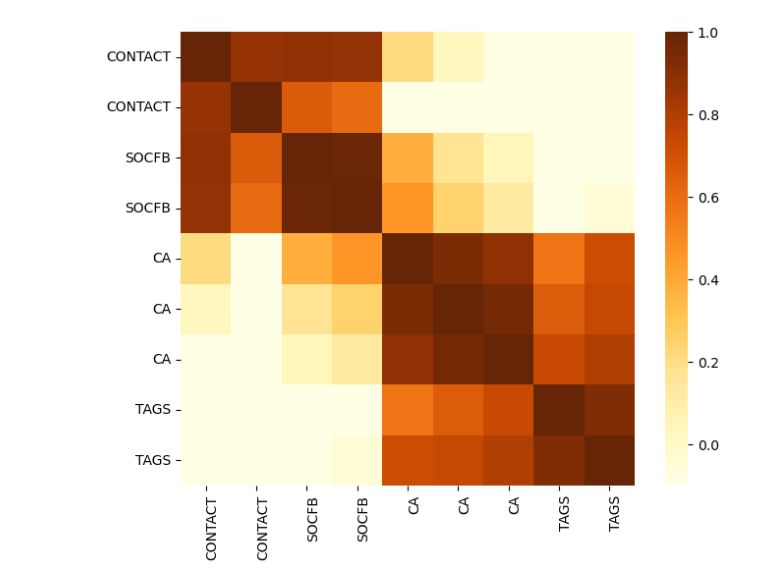
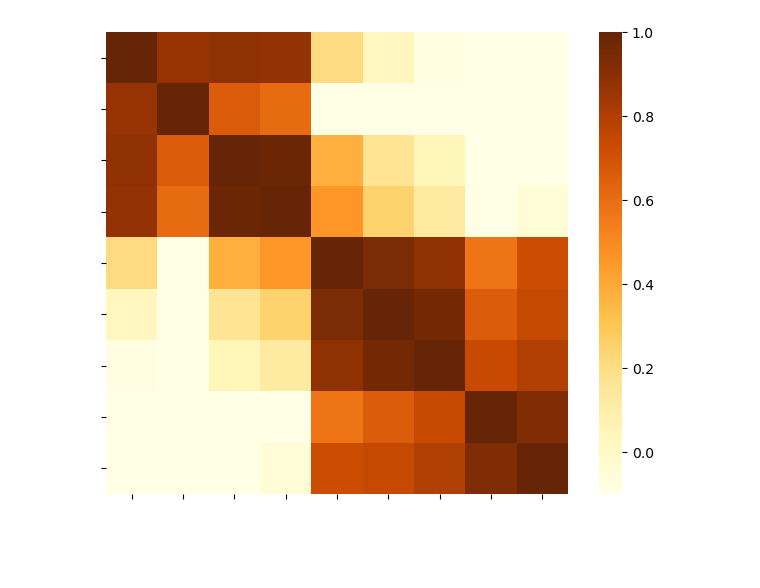
Before and after one commit to thisis05/graphlet_extension, a Jupyter notebook: profile.ipynb, the cells around one changed output. Cells and saved outputs as stored; diff of their text form; code cells hidden in the pictures; blank space fills up the shorter version.

```diff
--- a/profile.ipynb
+++ b/profile.ipynb
@@ -110,20 +117,22 @@ correlation_matrix
 # %%
 import seaborn as sns
 
 labels = ['CONTACT', 'CONTACT', 'SOCFB', 'SOCFB', 'CA', 'CA', 'CA', 'TAGS', 'TAGS']
 plt.figure(figsize=(8, 6))
 sns.heatmap(correlation_matrix, annot=False, fmt=".2f", cmap='YlOrBr', cbar=True, square=True, vmin=-0.1, vmax=1)
 # plt.title('Correlation Coefficient Matrix')
 # plt.xlabel('Datasets')
 # plt.ylabel('Datasets')
 # Add custom colored labels
 ax = plt.gca()
-ax.set_xticks(np.arange(len(labels)) + 0.5)
-ax.set_yticks(np.arange(len(labels)) + 0.5)
-ax.set_xticklabels(labels, rotation=90, ha='right', rotation_mode='anchor')
-ax.set_yticklabels(labels, rotation=0)
+#ax.set_xticks(np.arange(len(labels)) + 0.5)
+#ax.set_yticks(np.arange(len(labels)) + 0.5)
+#ax.set_xticklabels(labels, rotation=90, ha='right', rotation_mode='anchor')
+#ax.set_yticklabels(labels, rotation=0)
+ax.set_xticklabels([''] * len(labels))
+ax.set_yticklabels([''] * len(labels))
 plt.show()
 
 #0.78 vs 0.70 #contact 제외한것도 설명
 # %% [output]
-[figure, old version]
+[figure, new version]
```
Also changed, not shown: parts of 9 cells of this notebook, 14 other files.
